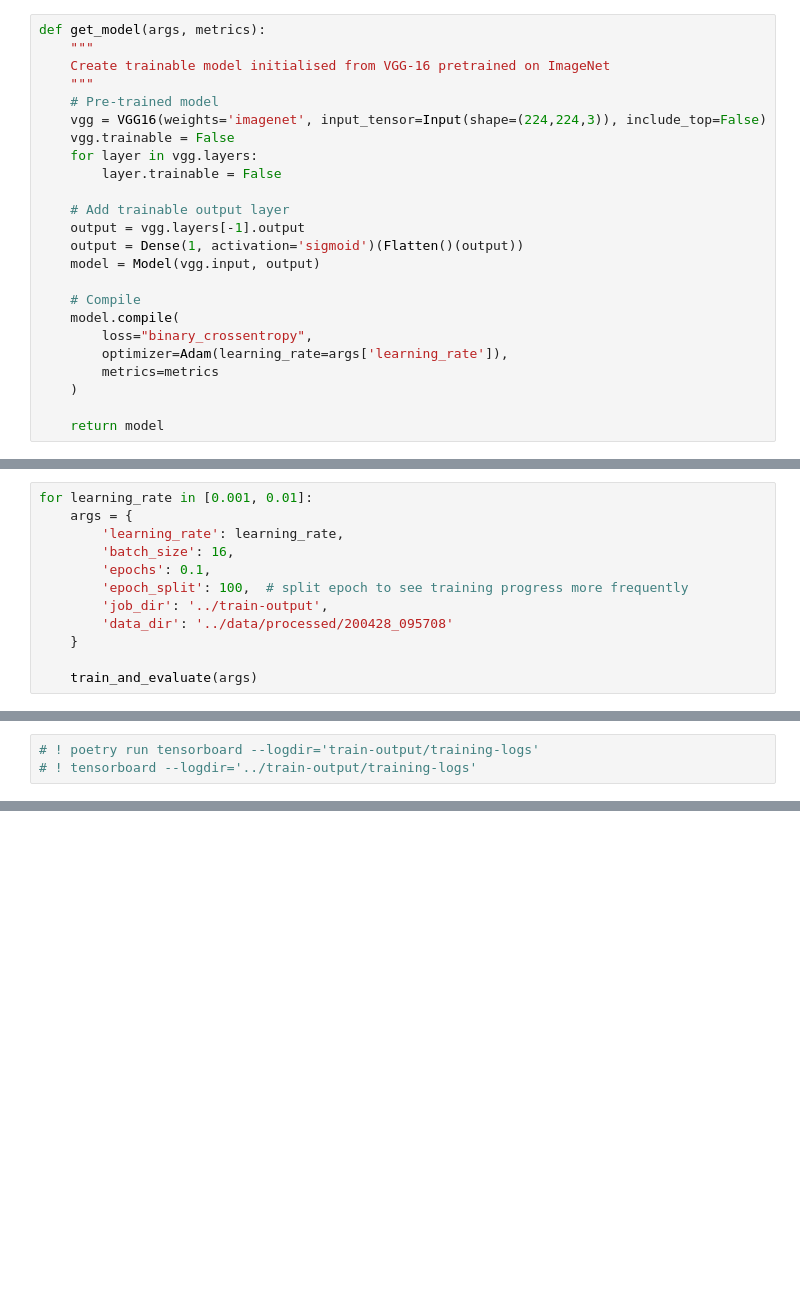
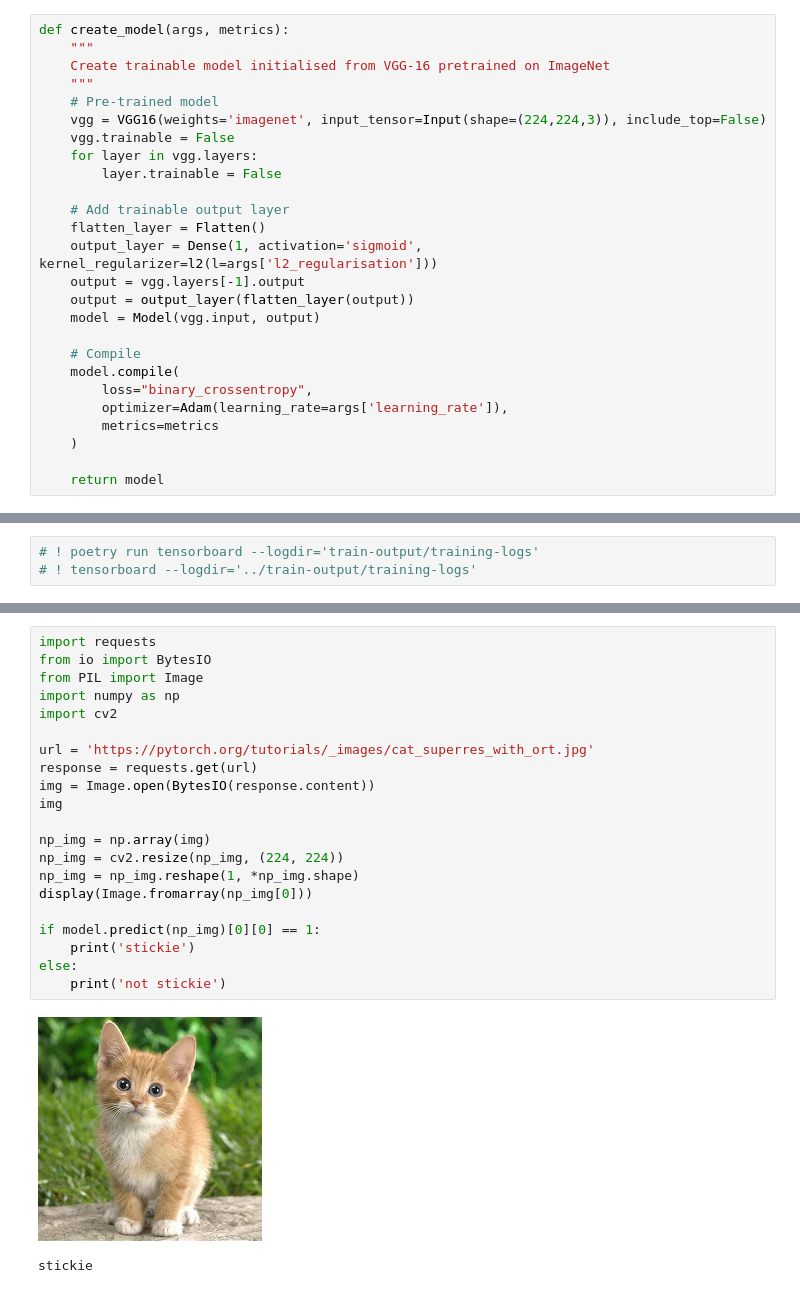
Before and after one commit to JulianFerry/sticky-notes, a Jupyter notebook: notebooks/4. model_training.ipynb, the cells around one changed output, grey strips where cells are left out. Drawn from its saved outputs; the diff is of its cells as text; blank space fills up the shorter version.

```diff
--- a/notebooks/4. model_training.ipynb
+++ b/notebooks/4. model_training.ipynb
@@ -111,7 +125,7 @@ def create_hparams_callbacks(log_dir, opt_metric, hparams):
     )
     return hparams_metric_cb, hparams_cb
 # %%
-def get_model(args, metrics):
+def create_model(args, metrics):
     """
     Create trainable model initialised from VGG-16 pretrained on ImageNet
     """
@@ -122,8 +136,10 @@ def get_model(args, metrics):
         layer.trainable = False
 
     # Add trainable output layer
+    flatten_layer = Flatten()
+    output_layer = Dense(1, activation='sigmoid', kernel_regularizer=l2(l=args['l2_regularisation']))
     output = vgg.layers[-1].output
-    output = Dense(1, activation='sigmoid')(Flatten()(output))
+    output = output_layer(flatten_layer(output))
     model = Model(vgg.input, output)
 
     # Compile
@@ -196,14 +216,2 @@ def train_and_evaluate(args):
 # %%
 ! rm -r ../train-output  # remove logs from previous training session
-# %%
-for learning_rate in [0.001, 0.01]:
-    args = {
-        'learning_rate': learning_rate,
-        'batch_size': 16,
-        'epochs': 0.1,
-        'epoch_split': 100,  # split epoch to see training progress more frequently
-        'job_dir': '../train-output',
-        'data_dir': '../data/processed/200428_095708'
-    }
-
-    train_and_evaluate(args)
@@ -230,0 +293,24 @@ Epoch 10/10
+# %%
+import requests
+from io import BytesIO
+from PIL import Image
+import numpy as np
+import cv2
+
+url = 'https://pytorch.org/tutorials/_images/cat_superres_with_ort.jpg'
+response = requests.get(url)
+img = Image.open(BytesIO(response.content))
+img
+
+np_img = np.array(img)
+np_img = cv2.resize(np_img, (224, 224))
+np_img = np_img.reshape(1, *np_img.shape)
+display(Image.fromarray(np_img[0]))
+
+if model.predict(np_img)[0][0] == 1:
+    print('stickie')
+else:
+    print('not stickie')
+# %% [output]
+[figure, added]
+stickie
```
Also changed, not shown: parts of 14 cells of this notebook, 3 other files.
